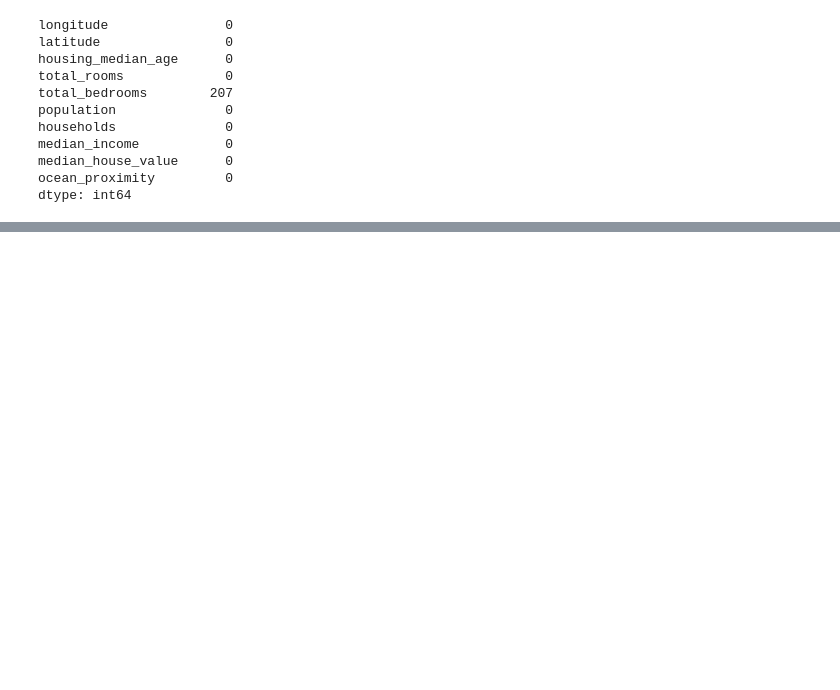
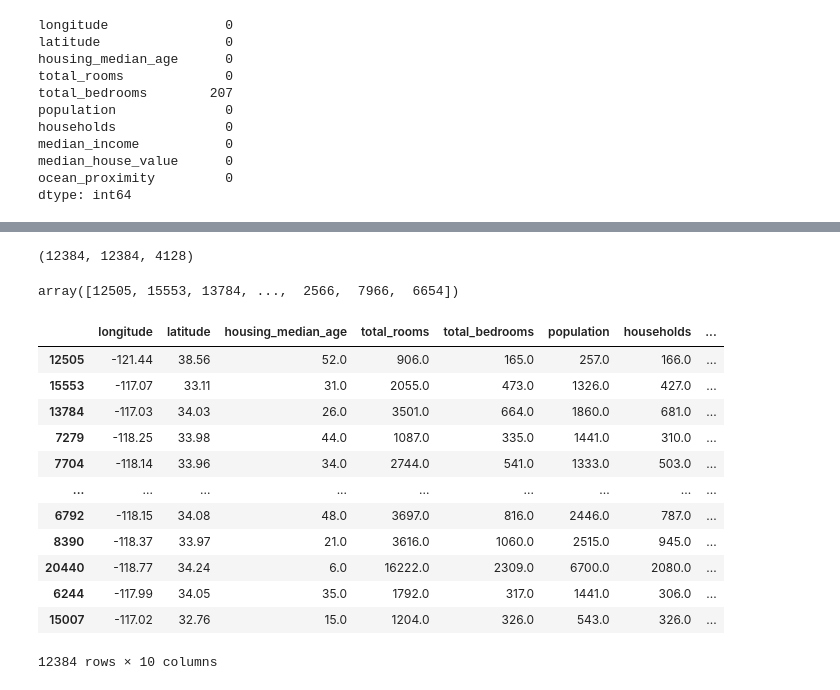
Before and after one commit to thliang01/Machine-Learning-Zoomcamp-2022, a Jupyter notebook: 2. Machine Learning for Regression/hw.ipynb, the cells around one changed output, grey strips where cells are left out. Saved outputs shown, nothing was run; the diff lists cells and outputs as text; code cells hidden in the pictures; blank space fills up the shorter version.

```diff
--- a/2. Machine Learning for Regression/hw.ipynb
+++ b/2. Machine Learning for Regression/hw.ipynb
@@ -124,0 +127,6 @@ dtype: int64
+# %%
+n = len(df)
+
+n_val = int(n * 0.2)
+n_test = int(n * 0.2)
+n_train = n - n_val - n_test
@@ -124,0 +139,6 @@ dtype: int64
+# %%
+n_train, n_train, n_val
+# %% [output]
+(12384, 12384, 4128)
+# %%
+idx = np.arange(n)
@@ -124,0 +148,24 @@ dtype: int64
+# %%
+idx
+# %% [output]
+array([12505, 15553, 13784, ...,  2566,  7966,  6654])
+# %%
+df_train = df.iloc[idx[:n_train]]
+df_val = df.iloc[idx[n_train:n_train+n_val]]
+df_test = df.iloc[idx[n_train+n_val:]]
+# %%
+df_train
+# %% [output]
+|  | longitude | latitude | housing_median_age | total_rooms | total_bedrooms | population | households | ... |
+| 12505 | -121.44 | 38.56 | 52.0 | 906.0 | 165.0 | 257.0 | 166.0 | ... |
+| 15553 | -117.07 | 33.11 | 31.0 | 2055.0 | 473.0 | 1326.0 | 427.0 | ... |
+| 13784 | -117.03 | 34.03 | 26.0 | 3501.0 | 664.0 | 1860.0 | 681.0 | ... |
+| 7279 | -118.25 | 33.98 | 44.0 | 1087.0 | 335.0 | 1441.0 | 310.0 | ... |
+| 7704 | -118.14 | 33.96 | 34.0 | 2744.0 | 541.0 | 1333.0 | 503.0 | ... |
+| ... | ... | ... | ... | ... | ... | ... | ... | ... |
+| 6792 | -118.15 | 34.08 | 48.0 | 3697.0 | 816.0 | 2446.0 | 787.0 | ... |
+| 8390 | -118.37 | 33.97 | 21.0 | 3616.0 | 1060.0 | 2515.0 | 945.0 | ... |
+| 20440 | -118.77 | 34.24 | 6.0 | 16222.0 | 2309.0 | 6700.0 | 2080.0 | ... |
+| 6244 | -117.99 | 34.05 | 35.0 | 1792.0 | 317.0 | 1441.0 | 306.0 | ... |
+| 15007 | -117.02 | 32.76 | 15.0 | 1204.0 | 326.0 | 543.0 | 326.0 | ... |
+12384 rows × 10 columns
```
Also changed, not shown: parts of 7 cells of this notebook.
